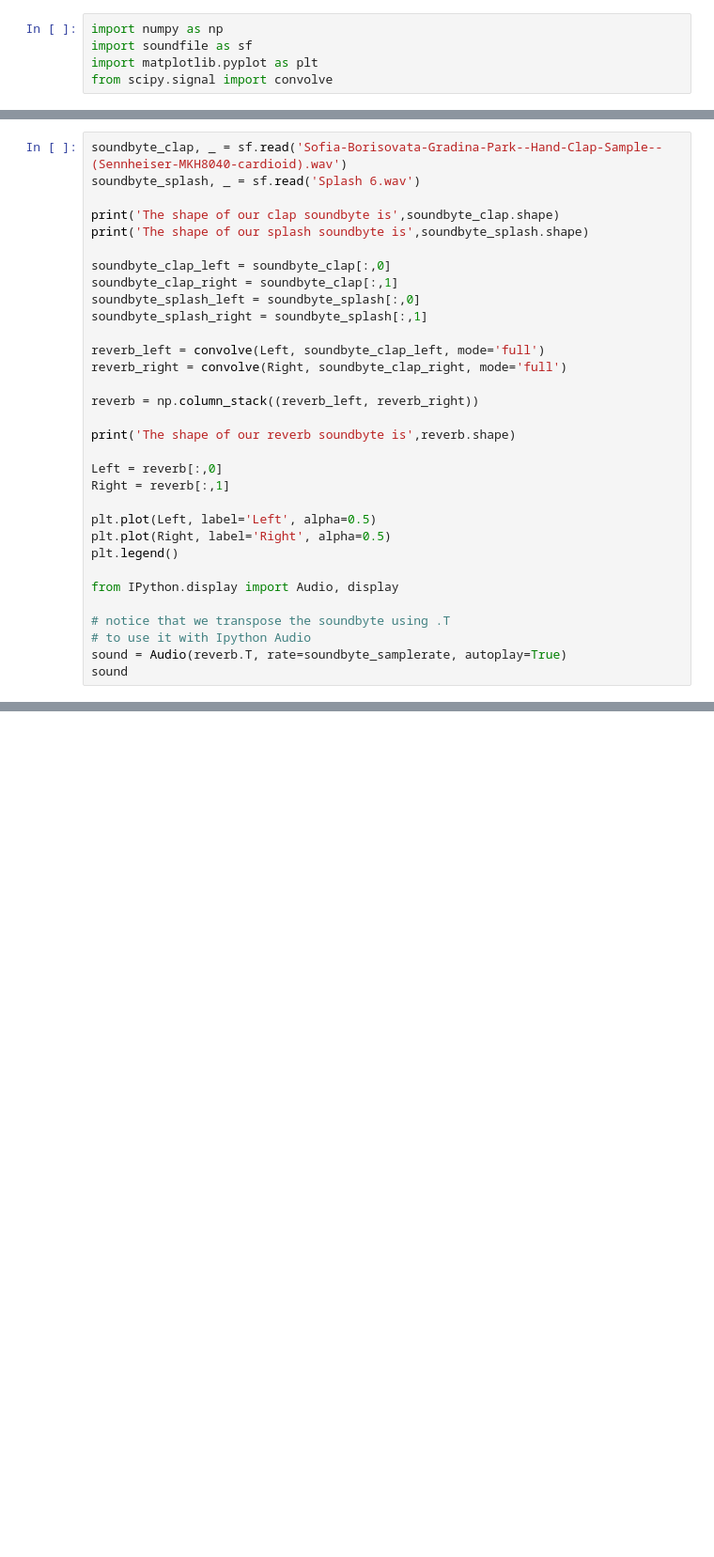
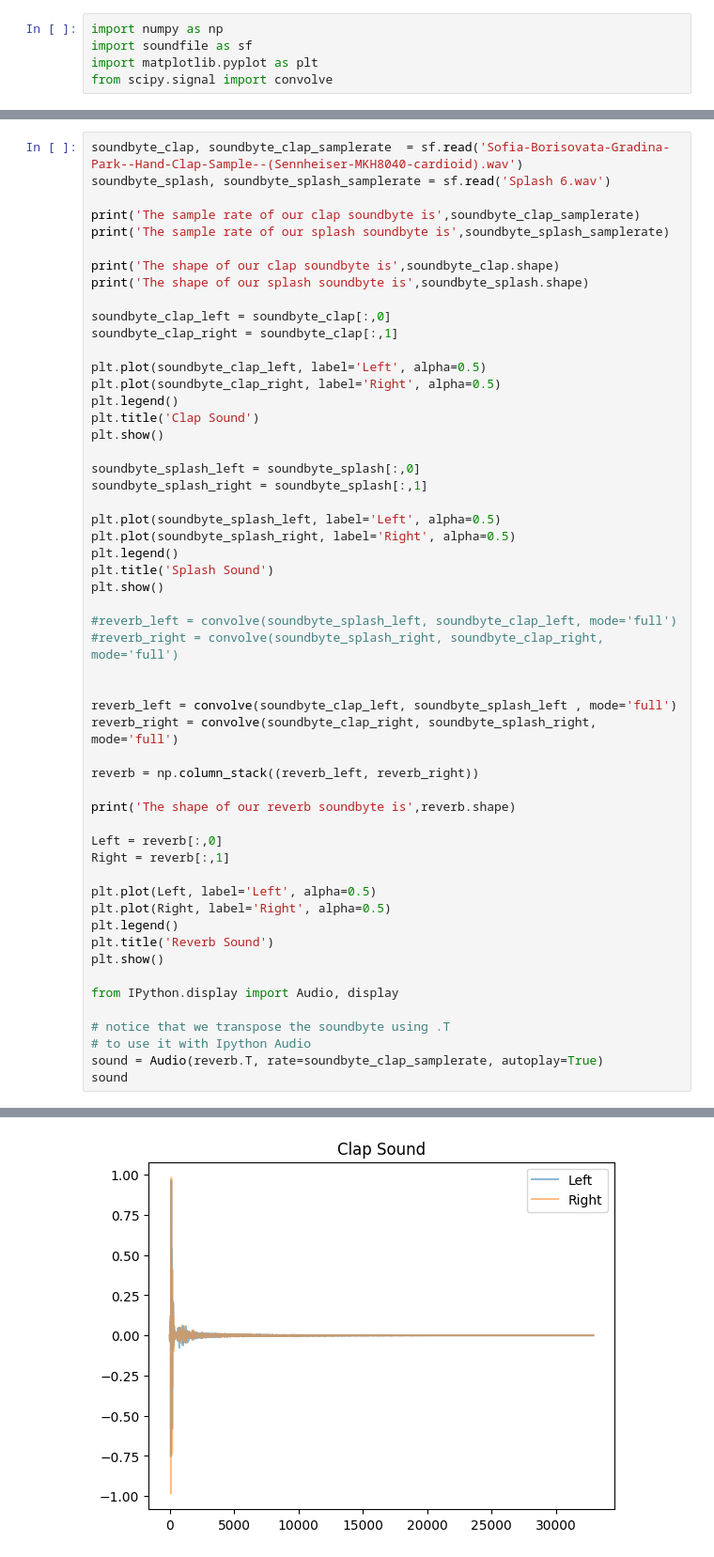
Before and after one commit to arnku/SIP, a Jupyter notebook: Ass2/opg2.ipynb, the cells around one changed output, grey strips where cells are left out. Shown at 94% size. Saved outputs shown, nothing was run; the diff lists cells and outputs as text; blank space fills up the shorter version.

```diff
--- a/Ass2/opg2.ipynb
+++ b/Ass2/opg2.ipynb
@@ -26,17 +26,37 @@ The shape of our soundbyte is (331776, 2)
 # %%
-soundbyte_clap, _ = sf.read('Sofia-Borisovata-Gradina-Park--Hand-Clap-Sample--(Sennheiser-MKH8040-cardioid).wav')
-soundbyte_splash, _ = sf.read('Splash 6.wav')
+soundbyte_clap, soundbyte_clap_samplerate  = sf.read('Sofia-Borisovata-Gradina-Park--Hand-Clap-Sample--(Sennheiser-MKH8040-cardioid).wav')
+soundbyte_splash, soundbyte_splash_samplerate = sf.read('Splash 6.wav')
+
+print('The sample rate of our clap soundbyte is',soundbyte_clap_samplerate)
+print('The sample rate of our splash soundbyte is',soundbyte_splash_samplerate)
 
 print('The shape of our clap soundbyte is',soundbyte_clap.shape)
 print('The shape of our splash soundbyte is',soundbyte_splash.shape)
 
 soundbyte_clap_left = soundbyte_clap[:,0]
 soundbyte_clap_right = soundbyte_clap[:,1]
+
+plt.plot(soundbyte_clap_left, label='Left', alpha=0.5)
+plt.plot(soundbyte_clap_right, label='Right', alpha=0.5)
+plt.legend()
+plt.title('Clap Sound')
+plt.show()
+
 soundbyte_splash_left = soundbyte_splash[:,0]
 soundbyte_splash_right = soundbyte_splash[:,1]
 
-reverb_left = convolve(Left, soundbyte_clap_left, mode='full')
-reverb_right = convolve(Right, soundbyte_clap_right, mode='full')
+plt.plot(soundbyte_splash_left, label='Left', alpha=0.5)
+plt.plot(soundbyte_splash_right, label='Right', alpha=0.5)
+plt.legend()
+plt.title('Splash Sound')
+plt.show()
+
+#reverb_left = convolve(soundbyte_splash_left, soundbyte_clap_left, mode='full')
+#reverb_right = convolve(soundbyte_splash_right, soundbyte_clap_right, mode='full')
+
+
+reverb_left = convolve(soundbyte_clap_left, soundbyte_splash_left , mode='full')
+reverb_right = convolve(soundbyte_clap_right, soundbyte_splash_right, mode='full')
 
 reverb = np.column_stack((reverb_left, reverb_right))
 
@@ -48,11 +68,13 @@ Right = reverb[:,1]
 plt.plot(Left, label='Left', alpha=0.5)
 plt.plot(Right, label='Right', alpha=0.5)
 plt.legend()
+plt.title('Reverb Sound')
+plt.show()
 
 from IPython.display import Audio, display
 
 # notice that we transpose the soundbyte using .T
 # to use it with Ipython Audio
-sound = Audio(reverb.T, rate=soundbyte_samplerate, autoplay=True)
+sound = Audio(reverb.T, rate=soundbyte_clap_samplerate, autoplay=True)
 sound
 # %% [output]
@@ -61,0 +85 @@ The shape of our reverb soundbyte is (536457, 2)
+[figure, new version]
```
Also changed, not shown: parts of 2 cells of this notebook, 4 other files.
